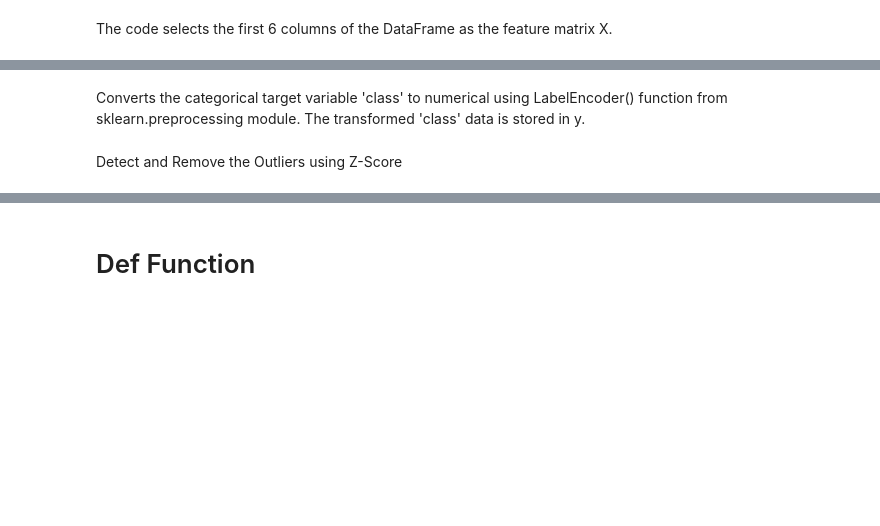
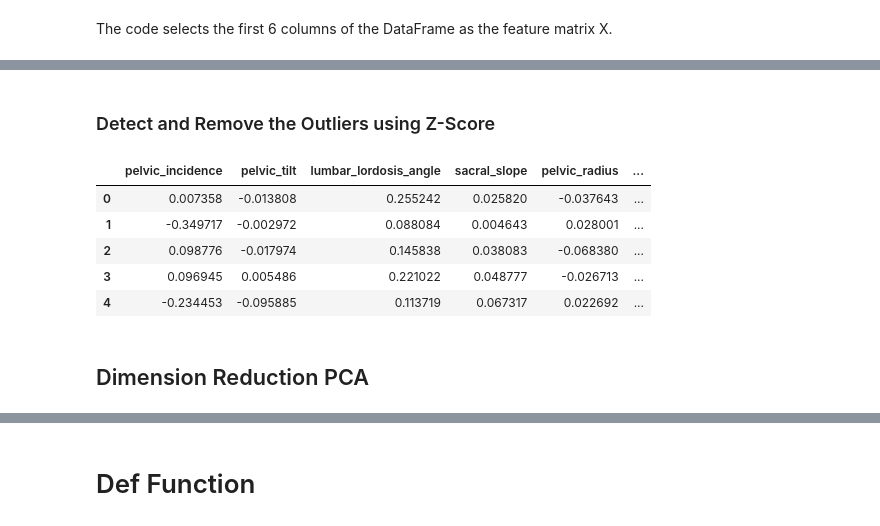
Before and after one commit to cityu-assignment/CS3481-assignment3, a Jupyter notebook: cs3481_asm.ipynb, the cells around one changed output, grey strips where cells are left out. Drawn from its saved outputs; the diff is of its cells as text; code cells hidden in the pictures; blank space fills up the shorter version.

```diff
--- a/cs3481_asm.ipynb
+++ b/cs3481_asm.ipynb
@@ -103,2 +117,0 @@ X = preprocessing.MinMaxScaler(X)
-# %% [markdown]
-Converts the categorical target variable 'class' to numerical using LabelEncoder() function from sklearn.preprocessing module. The transformed 'class' data is stored in y.
@@ -109,2 +118,2 @@ y = label_encoder.transform(df['class'])
 # %% [markdown]
-Detect and Remove the Outliers using Z-Score
+### Detect and Remove the Outliers using Z-Score
@@ -110,0 +125,20 @@ Detect and Remove the Outliers using Z-Score
+# %%
+from sklearn.decomposition import PCA
+
+pca = PCA()
+x_pca = pca.fit_transform(X)
+x_pca = pd.DataFrame(x_pca)
+
+x_pca['target']=df['class']
+x_pca.columns = ['pelvic_incidence', 'pelvic_tilt', 'lumbar_lordosis_angle',
+       'sacral_slope', 'pelvic_radius', 'degree_spondylolisthesis', 'target']
+x_pca.head()
+# %% [output]
+|  | pelvic_incidence | pelvic_tilt | lumbar_lordosis_angle | sacral_slope | pelvic_radius | ... |
+| 0 | 0.007358 | -0.013808 | 0.255242 | 0.025820 | -0.037643 | ... |
+| 1 | -0.349717 | -0.002972 | 0.088084 | 0.004643 | 0.028001 | ... |
+| 2 | 0.098776 | -0.017974 | 0.145838 | 0.038083 | -0.068380 | ... |
+| 3 | 0.096945 | 0.005486 | 0.221022 | 0.048777 | -0.026713 | ... |
+| 4 | -0.234453 | -0.095885 | 0.113719 | 0.067317 | 0.022692 | ... |
+# %% [markdown]
+## Dimension Reduction PCA
```
Also changed, not shown: parts of 36 cells of this notebook.
